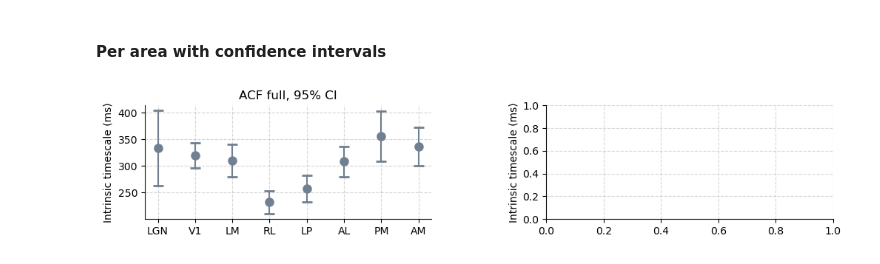
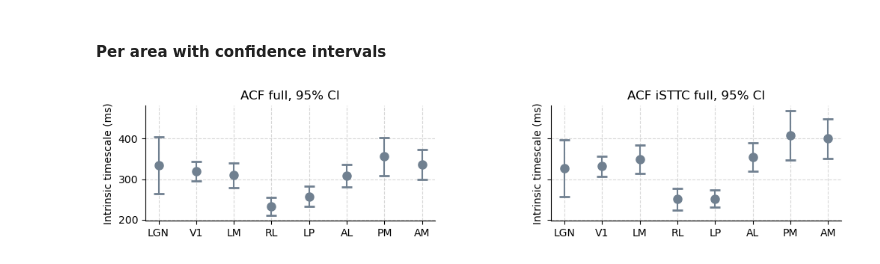
Before and after one commit to iinnpp/isttc, a Jupyter notebook: notebooks/mice/calculate_tau.ipynb, the cells around one changed output. Drawn from its saved outputs; the diff is of its cells as text; code cells hidden in the pictures.

```diff
--- a/notebooks/mice/calculate_tau.ipynb
+++ b/notebooks/mice/calculate_tau.ipynb
@@ -31,6 +31,9 @@ dataset_folder = project_folder_path + 'results\\allen_mice\\dataset\\'
 # %%
 acf_full_df_file = dataset_folder + 'cut_30min\\binned\\acf\\acf_full_50ms_20lags_df.pkl'
 acf_full_df = pd.read_pickle(acf_full_df_file)
+
+acf_isttc_full_df_file = dataset_folder + 'cut_30min\\non_binned\\acf\\acf_isttc_full_50ms_20lags_df.pkl'
+acf_isttc_full_df = pd.read_pickle(acf_isttc_full_df_file)
 # %%
 n_lags = 20
 acf_cols = ['acf_' + str(i) for i in range(n_lags+1)]
@@ -87,3 +90,11 @@ tau 231.96038579674854, 95% CI 209.99032181396763,253.93044977952943
 processing area VISpm
 N units for brain area VISpm: 586
 tau 355.8784731752373, 95% CI 309.0139906114747,402.7429557389998
+# %%
+acf_isttc_full_taus_dict = {}
+
+for area in brain_areas:
+    print(f'processing area {area}')
+    acf_isttc_full_df_area = acf_isttc_full_df.query('ecephys_structure_acronym == @area').copy()
+    print(f'N units for brain area {area}: {len(acf_isttc_full_df_area)}')
+    acf_isttc_full_taus_dict[area] = calc_population_tau_2d(acf_isttc_full_df_area, acf_cols, 2, func_single_exp_monkey)
@@ -102,36 +131,42 @@ acf_full_conditions = brain_areas
 acf_full_tau = [acf_full_taus_dict[c]['tau_ms'] for c in acf_full_conditions]
 acf_full_tau_lower = [acf_full_taus_dict[c]['tau_lower_ms'] for c in acf_full_conditions]
 acf_full_tau_upper = [acf_full_taus_dict[c]['tau_upper_ms'] for c in acf_full_conditions]
 acf_full_error_bars = [np.array(acf_full_tau) - np.array(acf_full_tau_lower), np.array(acf_full_tau_upper) - np.array(acf_full_tau)]
 
-fig, axes = plt.subplots(1, 2, figsize=(12, 2), sharey=False)
+acf_isttc_full_tau = [acf_isttc_full_taus_dict[c]['tau_ms'] for c in acf_full_conditions]
+acf_isttc_full_tau_lower = [acf_isttc_full_taus_dict[c]['tau_lower_ms'] for c in acf_full_conditions]
+acf_isttc_full_tau_upper = [acf_isttc_full_taus_dict[c]['tau_upper_ms'] for c in acf_full_conditions]
+acf_isttc_full_error_bars = [np.array(acf_isttc_full_tau) - np.array(acf_isttc_full_tau_lower), np.array(acf_isttc_full_tau_upper) - np.array(acf_isttc_full_tau)]
+
+fig, axes = plt.subplots(1, 2, figsize=(12, 2), sharey=True)
 plt.subplots_adjust(hspace=0.4, wspace=0.4)
 
 #colors = [color_pearson_trail_avg, color_sttc_trail_avg, color_sttc_trail_concat, 'k']
 
 for i, (cond, tau, err_low, err_high) in enumerate(zip(acf_full_conditions, acf_full_tau, acf_full_error_bars[0], acf_full_error_bars[1])):
     axes[0].errorbar(cond, tau, yerr=[[err_low], [err_high]], fmt='o', capsize=5, capthick=2, markersize=8, color='slategray')
 axes[0].set_xticks(acf_full_conditions)
 axes[0].set_xticklabels(brain_areas_names)
 axes[0].set_title('ACF full, 95% CI')
 
-# for i, (cond, tau, err_low, err_high, col) in enumerate(zip(pfp_conditions, pfp_tau, pfp_error_bars[0], pfp_error_bars[1], colors)):
-#     axes[1].errorbar(cond, tau, yerr=[[err_low], [err_high]], fmt='o', capsize=5, capthick=2, markersize=8, color=col)
-# axes[1].set_xticks(pfp_conditions)
-# axes[1].set_title('PFp, 95% CI')
+for i, (cond, tau, err_low, err_high) in enumerate(zip(acf_full_conditions, acf_isttc_full_tau, acf_isttc_full_error_bars[0], acf_isttc_full_error_bars[1])):
+    axes[1].errorbar(cond, tau, yerr=[[err_low], [err_high]], fmt='o', capsize=5, capthick=2, markersize=8, color='slategray')
+axes[1].set_xticks(acf_full_conditions)
+axes[1].set_xticklabels(brain_areas_names)
+axes[1].set_title('ACF iSTTC full, 95% CI')
 
 for ax in axes.flat:
     ax.grid(True, linestyle='--', alpha=0.5)
     ax.set_ylabel('Intrinsic timescale (ms)')
     # ax.set_xticklabels(['Pearson trial avg', 'STTC trial avg', 'STTC trial concat', 'Fascianelli et al.2019 \n Figure 2'],
     #                    rotation=45, ha='right', fontsize=8)
     # ax.set_ylim([180, 280])
 
 
 sns.despine()
 
 # if save_fig:
 #     fig.savefig(fig_folder + 'fig2_repr_no_empty_1000ms_population_fit.png', bbox_inches='tight', dpi=300)
 #     fig.savefig(fig_folder + 'fig2_repr_no_empty_1000ms_population_fit.svg', bbox_inches='tight')
 # %% [output]
-[figure, old version]
+[figure, new version]
```
Also changed, not shown: parts of 1 cell of this notebook, 3 other files.
